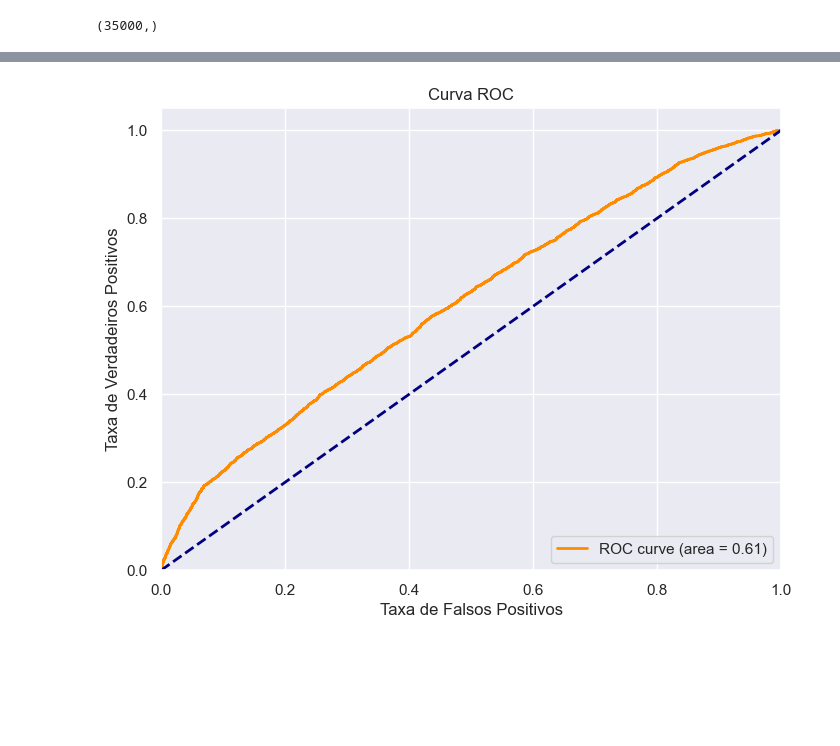
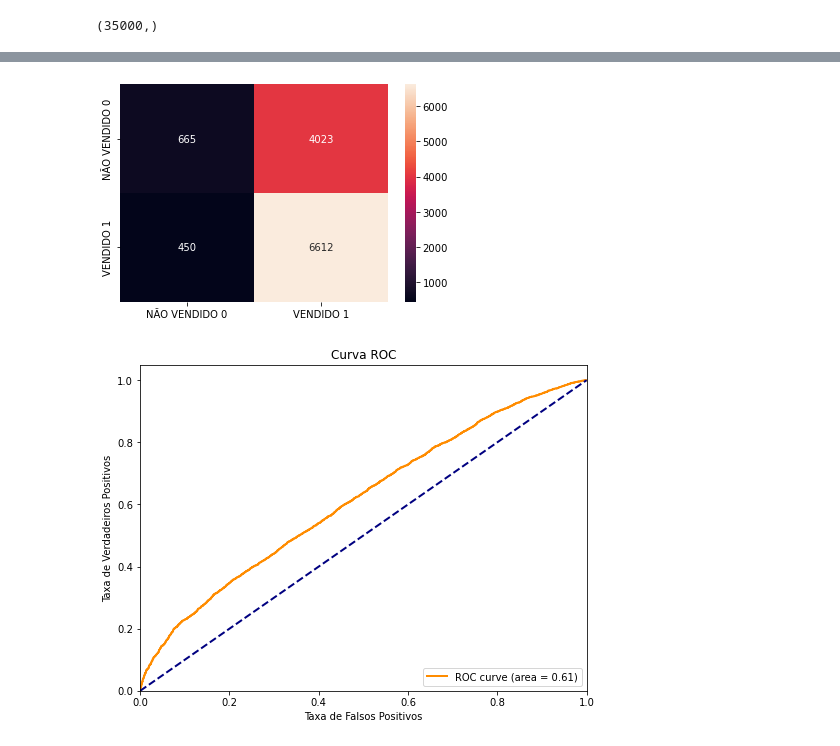
Before and after one commit to FilipeSCampos/I.a-vendas-classification, a Jupyter notebook: Gestão de dados.ipynb, the cells around one changed output, grey strips where cells are left out. Saved outputs shown, nothing was run; the diff lists cells and outputs as text; code cells hidden in the pictures; blank space fills up the shorter version.

```diff
--- a/Gestão de dados.ipynb
+++ b/Gestão de dados.ipynb
@@ -139,3 +136,9 @@ df['Condicao'].unique()
 array(['gentilmente usada', 'Usado', 'Novo com etiqueta',
        'nova com etiqueta', 'Novo sem etiqueta', 'novo com etiqueta'],
       dtype=object)
+# %%
+for coluna in df.columns:
+    # Verificando se a coluna contém dados do tipo string
+    if df[coluna].dtype == 'O':  # 'O' é o código para tipo de objeto (string) em pandas
+        # Removendo espaçamentos e convertendo para minúsculas
+        df[coluna] = df[coluna].str.replace(' ', '').str.lower()
@@ -555,7 +542,8 @@ y_pred = model.predict(X_test)
 y_pred_binary = (y_pred > 0.5).astype(int)
 conf_matrix = confusion_matrix(y_test, y_pred_binary)
 print('Matriz de Confusão:')
-print(conf_matrix)
+matriz = sns.heatmap(conf_matrix, annot=True, fmt='d', cmap='rocket', xticklabels=['NÃO VENDIDO 0','VENDIDO 1'], yticklabels=['NÃO VENDIDO 0','VENDIDO 1'])
+print(matriz)
 
 # Curva ROC
 fpr, tpr, _ = roc_curve(y_test, y_pred)
@@ -595 +583,2 @@ Matriz de Confusão:
-[figure, old version]
+[figure, new version]
+[figure, added]
```
Also changed, not shown: parts of 21 cells of this notebook.
